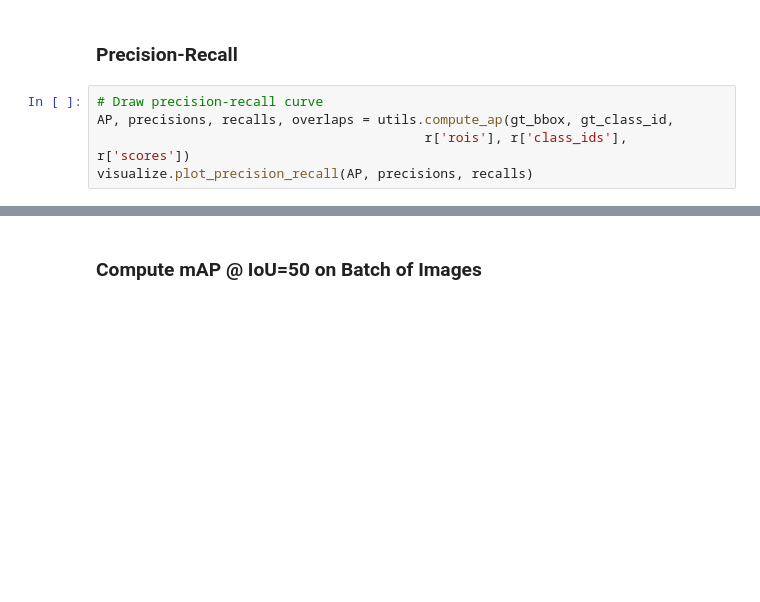
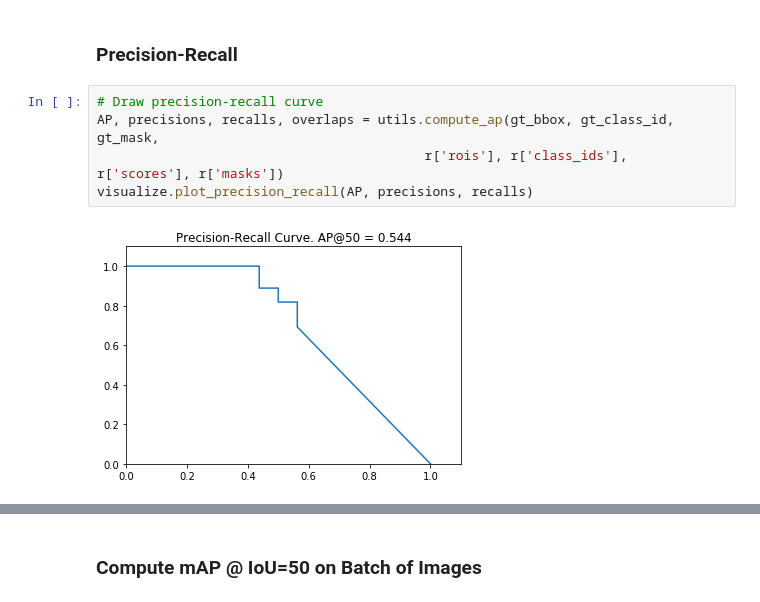
Before and after one commit to mnboos/osm-instance-segmentation, a Jupyter notebook: inspect_model.ipynb, the cells around one changed output, grey strips where cells are left out. Cells and saved outputs as stored; diff of their text form; blank space fills up the shorter version.

```diff
--- a/inspect_model.ipynb
+++ b/inspect_model.ipynb
@@ -250,9 +269,11 @@ for i in range(nr_instances):
 ### Precision-Recall
 # %%
 # Draw precision-recall curve
-AP, precisions, recalls, overlaps = utils.compute_ap(gt_bbox, gt_class_id,
-                                          r['rois'], r['class_ids'], r['scores'])
+AP, precisions, recalls, overlaps = utils.compute_ap(gt_bbox, gt_class_id, gt_mask,
+                                          r['rois'], r['class_ids'], r['scores'], r['masks'])
 visualize.plot_precision_recall(AP, precisions, recalls)
+# %% [output]
+[figure, added]
 # %%
 # Grid of ground truth objects and their predictions
 visualize.plot_overlaps(gt_class_id, r['class_ids'], r['scores'],
```
Also changed, not shown: parts of 25 cells of this notebook, 1 other file.
